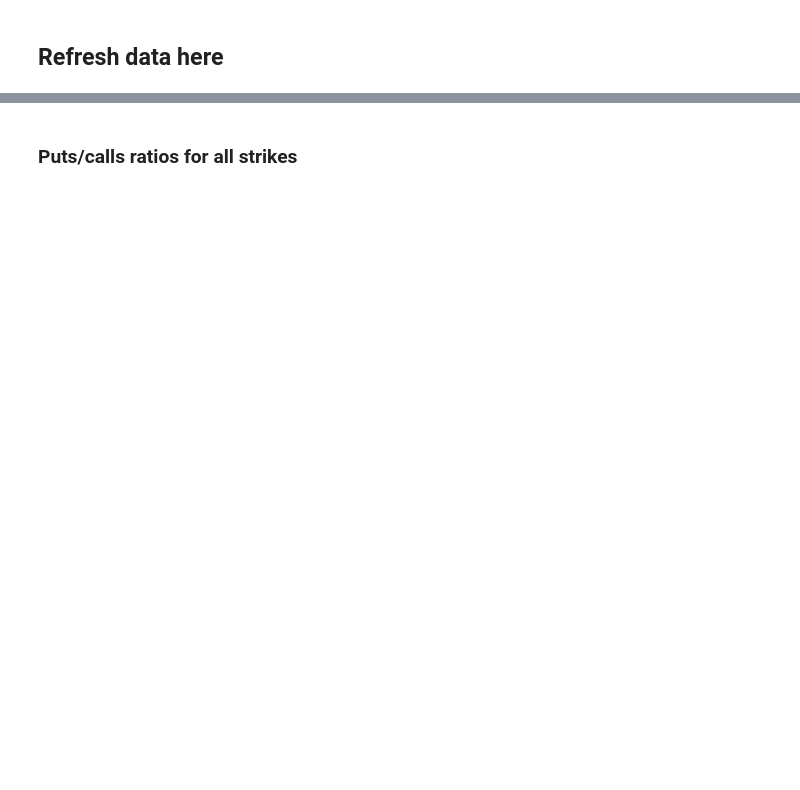
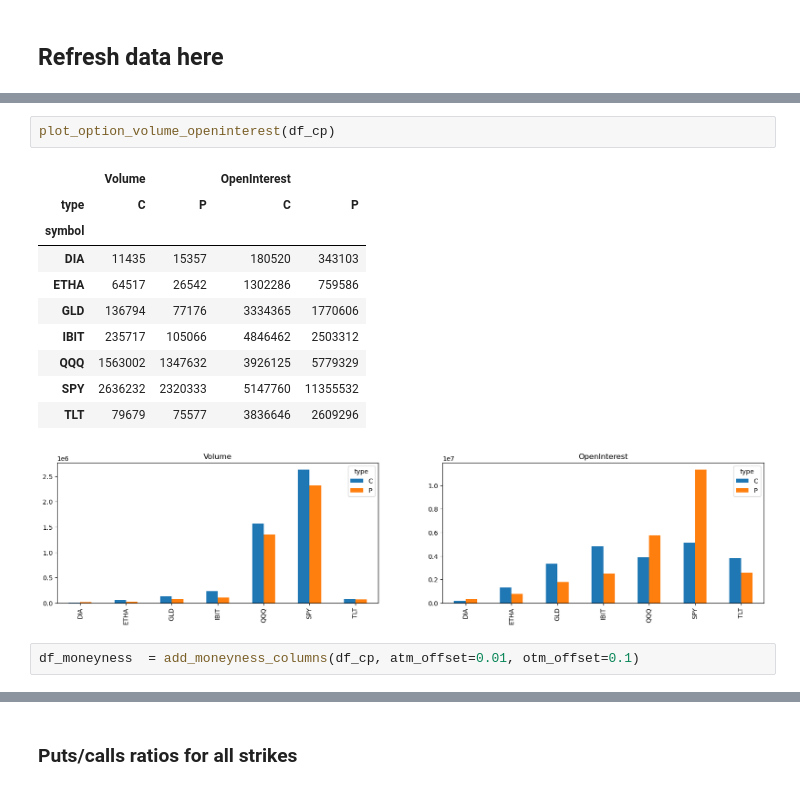
Before and after one commit to shufengtan/op, a Jupyter notebook: all_options.ipynb, the cells around one changed output, grey strips where cells are left out. Drawn from its saved outputs; the diff is of its cells as text; blank space fills up the shorter version.

```diff
--- a/all_options.ipynb
+++ b/all_options.ipynb
@@ -51,0 +80,16 @@ check_data_age(_df)
+# %%
+plot_option_volume_openinterest(df_cp)
+# %% [output]
+|  | Volume |  | OpenInterest |  |
+| type | C | P | C | P |
+| symbol |  |  |  |  |
+| DIA | 11435 | 15357 | 180520 | 343103 |
+| ETHA | 64517 | 26542 | 1302286 | 759586 |
+| GLD | 136794 | 77176 | 3334365 | 1770606 |
+| IBIT | 235717 | 105066 | 4846462 | 2503312 |
+| QQQ | 1563002 | 1347632 | 3926125 | 5779329 |
+| SPY | 2636232 | 2320333 | 5147760 | 11355532 |
+| TLT | 79679 | 75577 | 3836646 | 2609296 |
+[figure, added]
+# %%
+df_moneyness  = add_moneyness_columns(df_cp, atm_offset=0.01, otm_offset=0.1)
```
Also changed, not shown: parts of 14 cells of this notebook, 4 other files.
